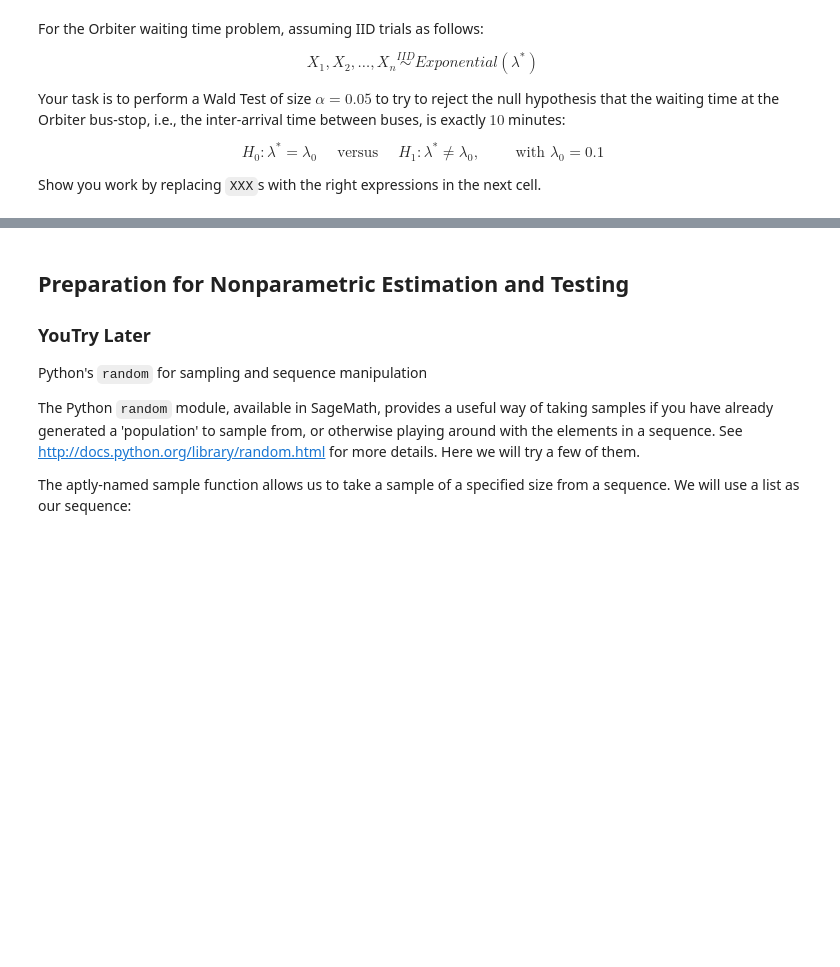
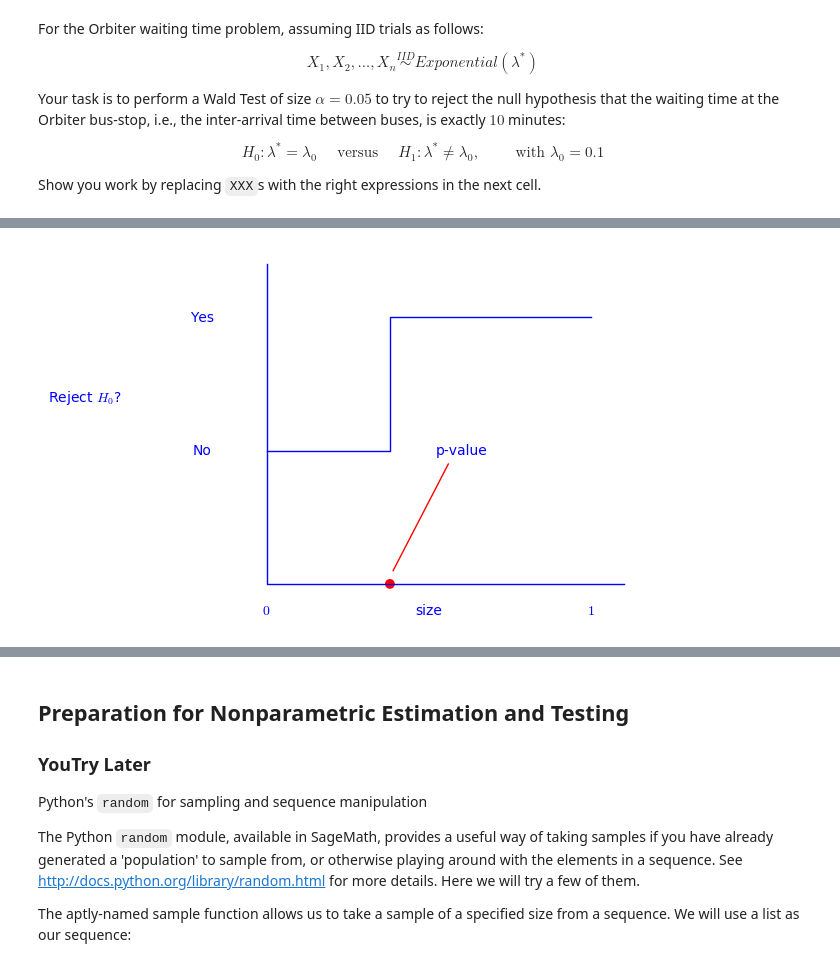
Before and after one commit to lamastex/scalable-data-science, a Jupyter notebook: _as/2019/jp/10.ipynb, the cells around one changed output, grey strips where cells are left out. Drawn from its saved outputs; the diff is of its cells as text; code cells hidden in the pictures; blank space fills up the shorter version.

```diff
--- a/_as/2019/jp/10.ipynb
+++ b/_as/2019/jp/10.ipynb
@@ -1409,0 +1584,7 @@ else:
+# %%
+p=text('Reject $H_0$?',(12,12)); p+=text('No',(30,10)); p+=text('Yes',(30,15)); p+=text('p-value',(70,10))
+p+=text('size',(65,4)); p+=text('$0$',(40,4)); p+=text('$1$',(90,4)); p+=points((59,5),rgbcolor='red',size=50)
+p+=line([(40,17),(40,5),(95,5)]); p+=line([(40,10),(59,10),(59,15),(90,15)]);
+p+=line([(68,9.5),(59.5,5.5)],rgbcolor='red'); p.show(axes=False)
+# %% [output]
+[figure, added]
```
Also changed, not shown: parts of 9 cells of this notebook, 9 other files.
